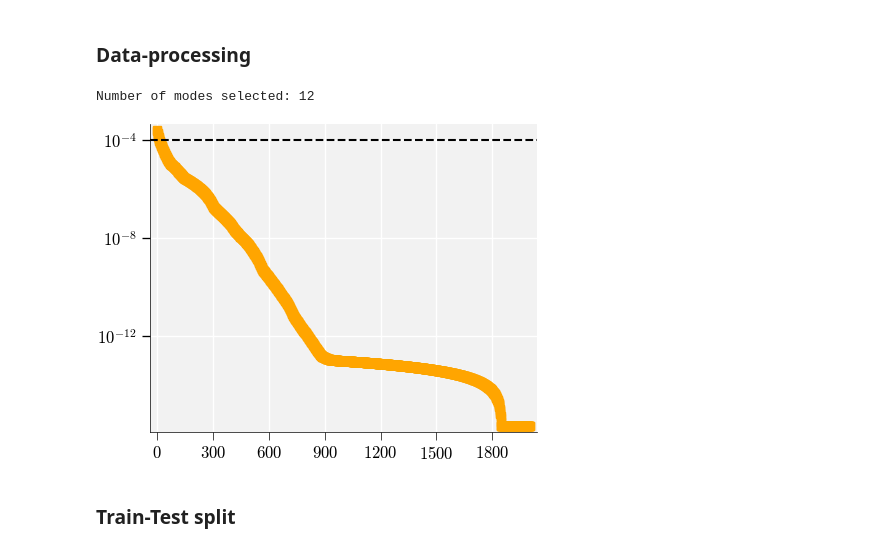
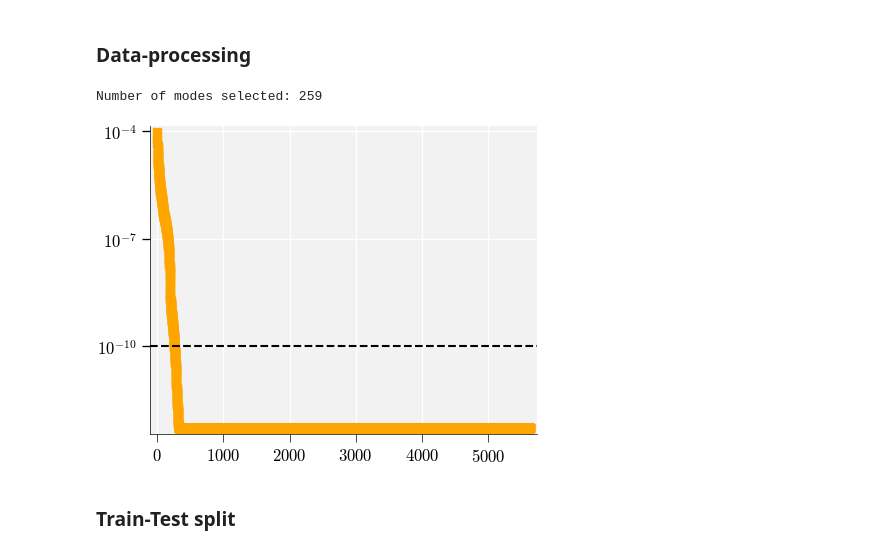
Before and after one commit to TAMIDS-HYPERREDUCTION/pyhyperrom, a Jupyter notebook: pyHyperRom/examples/Additive_Manufacturing/FEM_2D_ecsw_AM.ipynb, the cells around one changed output. Drawn from its saved outputs; the diff is of its cells as text; code cells hidden in the pictures.

```diff
--- a/pyHyperRom/examples/Additive_Manufacturing/FEM_2D_ecsw_AM.ipynb
+++ b/pyHyperRom/examples/Additive_Manufacturing/FEM_2D_ecsw_AM.ipynb
@@ -58,8 +58,8 @@ print(N_snap)
 # %%
 NLS_mask = NLS[0][mask]
 plt.rcParams['figure.dpi'] = 100
-n_sel, U = svd_mode_selector(NLS_mask.T, tolerance=1e-4,modes=True)
+n_sel, U = svd_mode_selector(NLS_mask.T, tolerance=1e-10,modes=True)
 # %% [output]
-Number of modes selected: 12
+Number of modes selected: 259
-[figure, old version]
+[figure, new version]
 # %%
```
Also changed, not shown: parts of 6 cells of this notebook, 24 other files.
